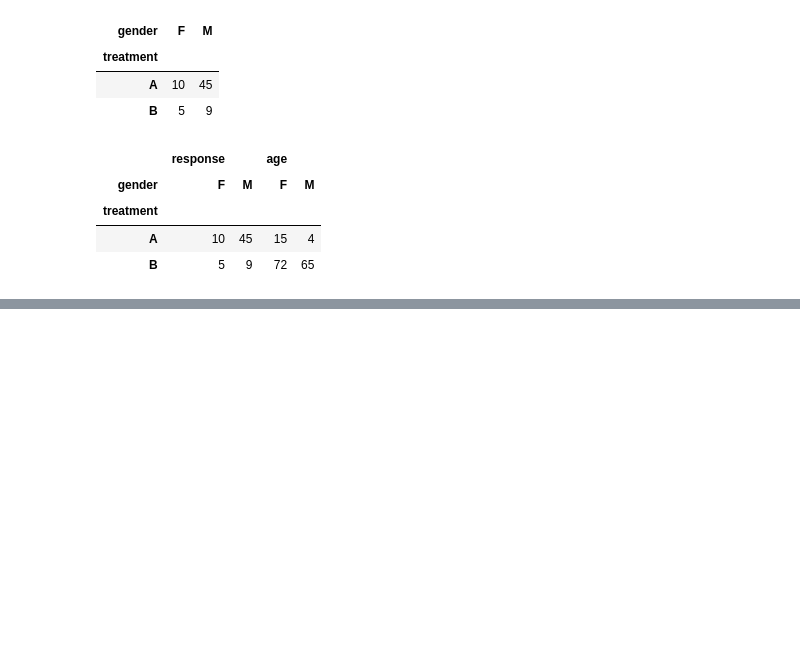
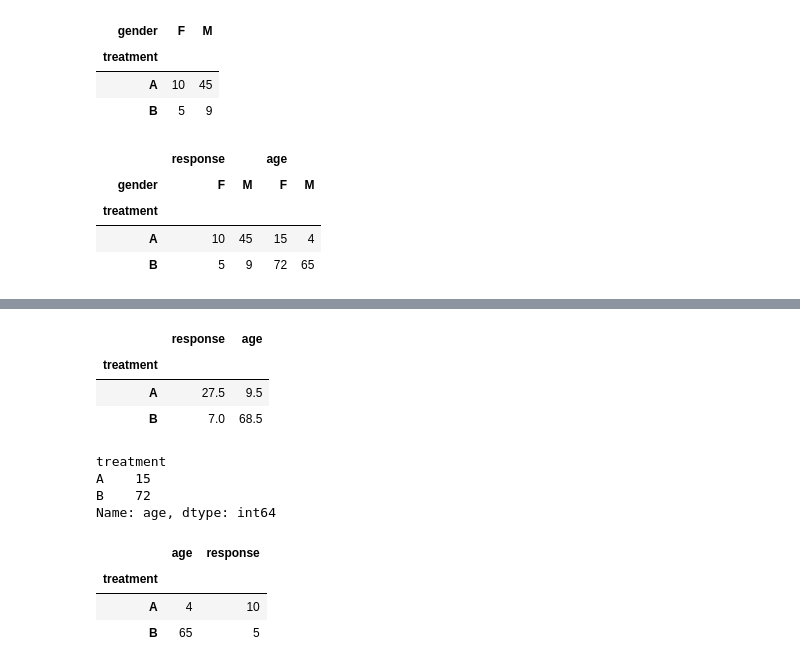
Before and after one commit to karannaik/Data-Science, a Jupyter notebook: Pokemon Weedles cave/Untitled.ipynb, the cells around one changed output, grey strips where cells are left out. Saved outputs shown, nothing was run; the diff lists cells and outputs as text; code cells hidden in the pictures; blank space fills up the shorter version.

```diff
--- a/Pokemon Weedles cave/Untitled.ipynb
+++ b/Pokemon Weedles cave/Untitled.ipynb
@@ -1337,0 +1381,22 @@ df.pivot(index = "treatment", columns = "gender", values = ["response", "age"])
+# %%
+# according to treatment take means of other features
+df.groupby("treatment").mean()
+# %% [output]
+|  | response | age |
+| treatment |  |  |
+| A | 27.5 | 9.5 |
+| B | 7.0 | 68.5 |
+# %%
+df.groupby('treatment').age.max()
+# %% [output]
+treatment
+A    15
+B    72
+Name: age, dtype: int64
+# %%
+df.groupby('treatment')[['age', 'response']].min()
+# %% [output]
+|  | age | response |
+| treatment |  |  |
+| A | 4 | 10 |
+| B | 65 | 5 |
```
Also changed, not shown: parts of 9 cells of this notebook.
